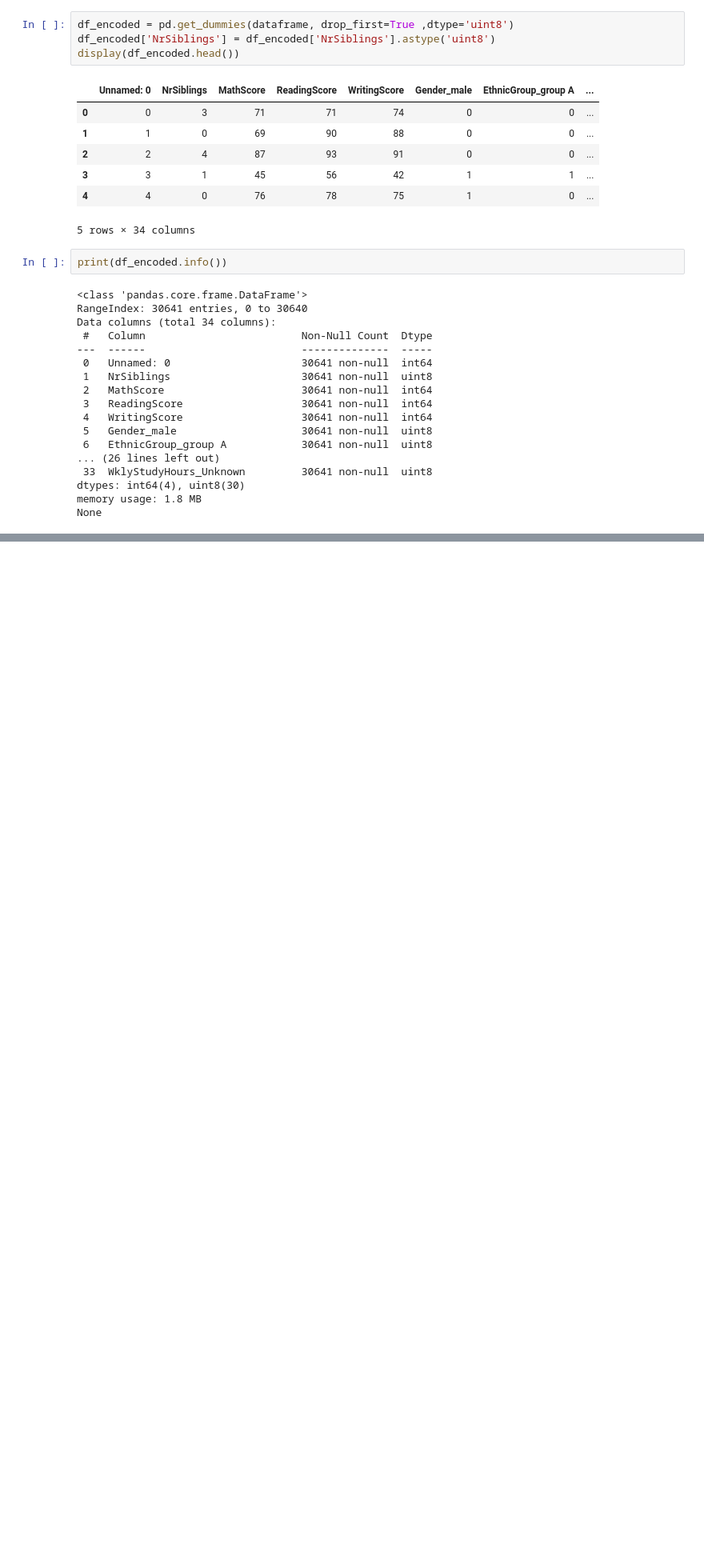
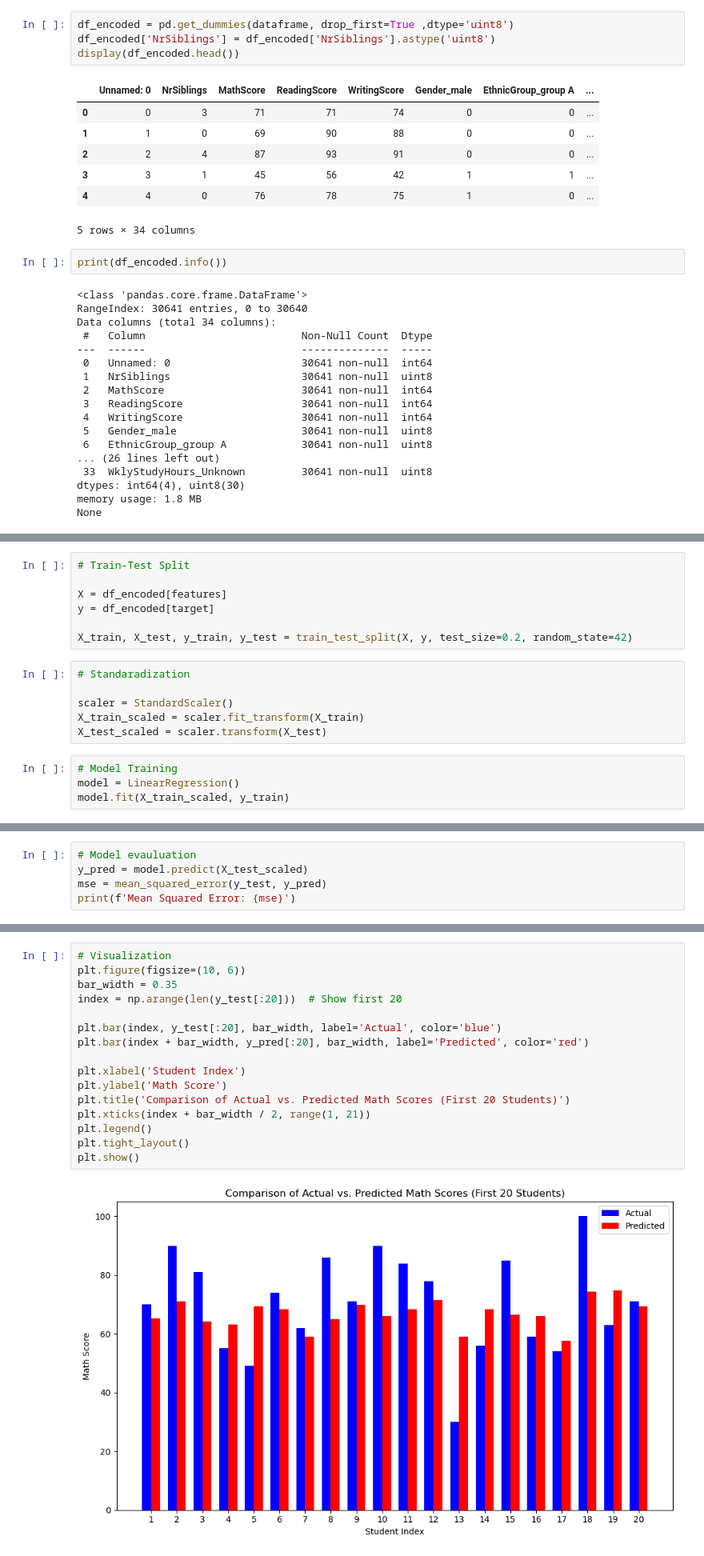
Before and after one commit to Classy-Brian/Predicting-Student-Exam-Scores-, a Jupyter notebook: main.ipynb, the cells around one changed output, grey strips where cells are left out. Shown at 80% size. Drawn from its saved outputs; the diff is of its cells as text; blank space fills up the shorter version.

Commit message:
Predict MathScore

```diff
--- a/main.ipynb
+++ b/main.ipynb
@@ -213,0 +238,17 @@ None
+# %%
+# Train-Test Split
+
+X = df_encoded[features]
+y = df_encoded[target]
+
+X_train, X_test, y_train, y_test = train_test_split(X, y, test_size=0.2, random_state=42)
+# %%
+# Standaradization
+
+scaler = StandardScaler()
+X_train_scaled = scaler.fit_transform(X_train)
+X_test_scaled = scaler.transform(X_test)
+# %%
+# Model Training
+model = LinearRegression()
+model.fit(X_train_scaled, y_train)
@@ -213,0 +257,5 @@ None
+# %%
+# Model evauluation
+y_pred = model.predict(X_test_scaled)
+mse = mean_squared_error(y_test, y_pred)
+print(f'Mean Squared Error: {mse}')
@@ -213,0 +264,18 @@ None
+# %%
+# Visualization
+plt.figure(figsize=(10, 6))
+bar_width = 0.35
+index = np.arange(len(y_test[:20]))  # Show first 20
+
+plt.bar(index, y_test[:20], bar_width, label='Actual', color='blue')
+plt.bar(index + bar_width, y_pred[:20], bar_width, label='Predicted', color='red')
+
+plt.xlabel('Student Index')
+plt.ylabel('Math Score')
+plt.title('Comparison of Actual vs. Predicted Math Scores (First 20 Students)')
+plt.xticks(index + bar_width / 2, range(1, 21))
+plt.legend()
+plt.tight_layout()
+plt.show()
+# %% [output]
+[figure, added]
```
Also changed, not shown: parts of 6 cells of this notebook.
